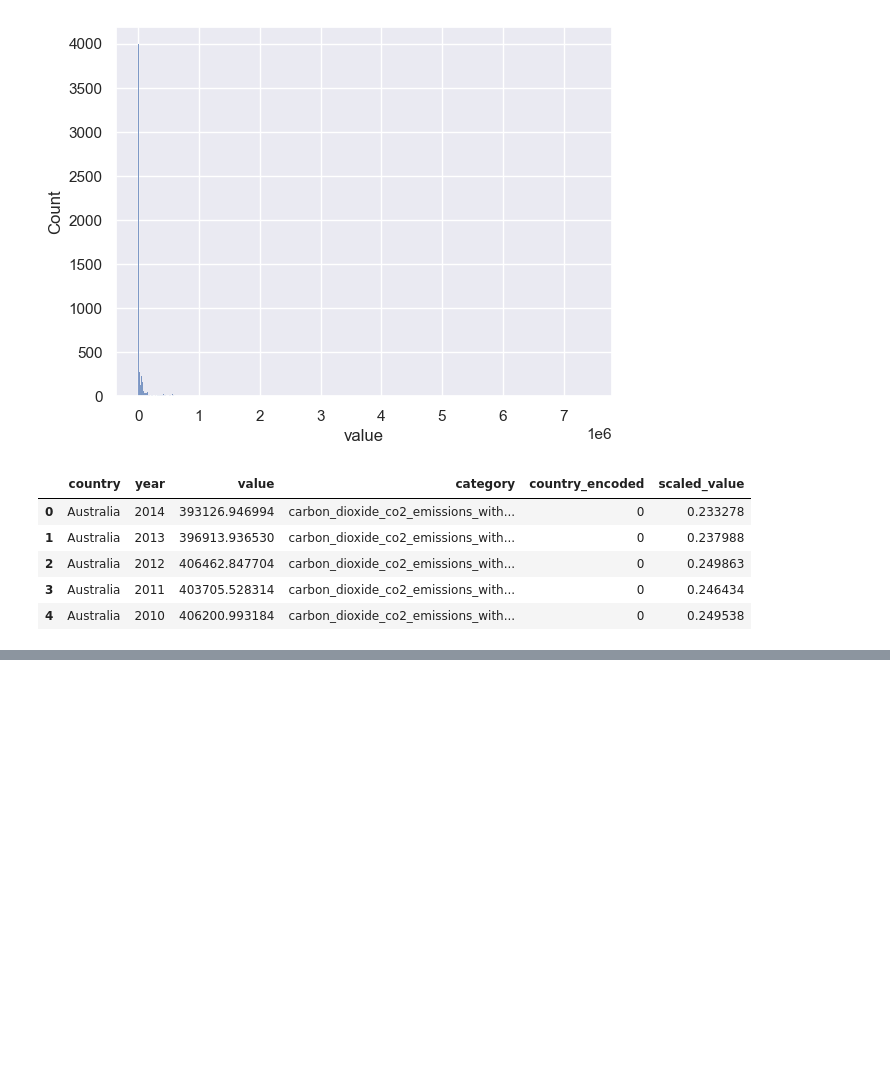
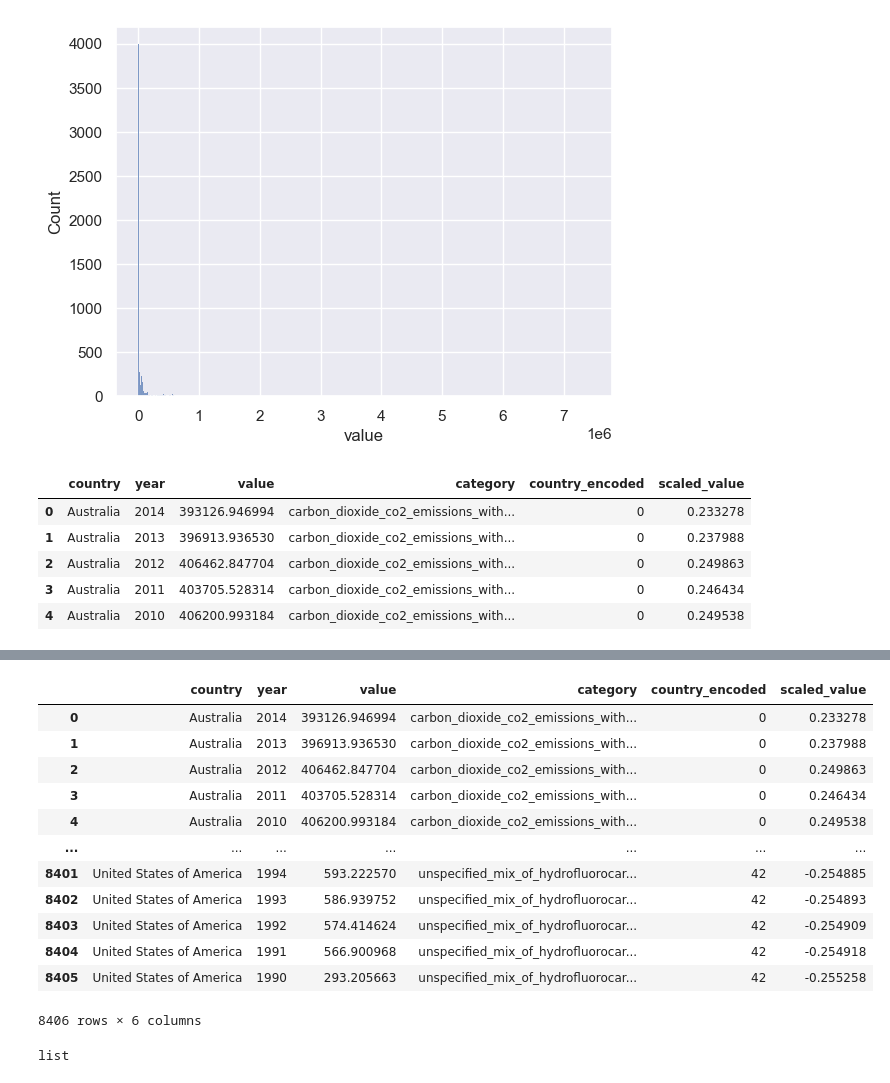
Before and after one commit to Thomas-Nguyen12/Weather_website, a Jupyter notebook: temperature.ipynb, the cells around one changed output, grey strips where cells are left out. Cells and saved outputs as stored; diff of their text form; code cells hidden in the pictures; blank space fills up the shorter version.

```diff
--- a/temperature.ipynb
+++ b/temperature.ipynb
@@ -271,0 +304,20 @@ emission.head()
+# %%
+emission
+# %% [output]
+|  | country | year | value | category | country_encoded | scaled_value |
+| 0 | Australia | 2014 | 393126.946994 | carbon_dioxide_co2_emissions_with... | 0 | 0.233278 |
+| 1 | Australia | 2013 | 396913.936530 | carbon_dioxide_co2_emissions_with... | 0 | 0.237988 |
+| 2 | Australia | 2012 | 406462.847704 | carbon_dioxide_co2_emissions_with... | 0 | 0.249863 |
+| 3 | Australia | 2011 | 403705.528314 | carbon_dioxide_co2_emissions_with... | 0 | 0.246434 |
+| 4 | Australia | 2010 | 406200.993184 | carbon_dioxide_co2_emissions_with... | 0 | 0.249538 |
+| ... | ... | ... | ... | ... | ... | ... |
+| 8401 | United States of America | 1994 | 593.222570 | unspecified_mix_of_hydrofluorocar... | 42 | -0.254885 |
+| 8402 | United States of America | 1993 | 586.939752 | unspecified_mix_of_hydrofluorocar... | 42 | -0.254893 |
+| 8403 | United States of America | 1992 | 574.414624 | unspecified_mix_of_hydrofluorocar... | 42 | -0.254909 |
+| 8404 | United States of America | 1991 | 566.900968 | unspecified_mix_of_hydrofluorocar... | 42 | -0.254918 |
+| 8405 | United States of America | 1990 | 293.205663 | unspecified_mix_of_hydrofluorocar... | 42 | -0.255258 |
+8406 rows × 6 columns
+# %%
+type(unique_countries)
+# %% [output]
+list
```
Also changed, not shown: parts of 21 cells of this notebook, 4 other files.
